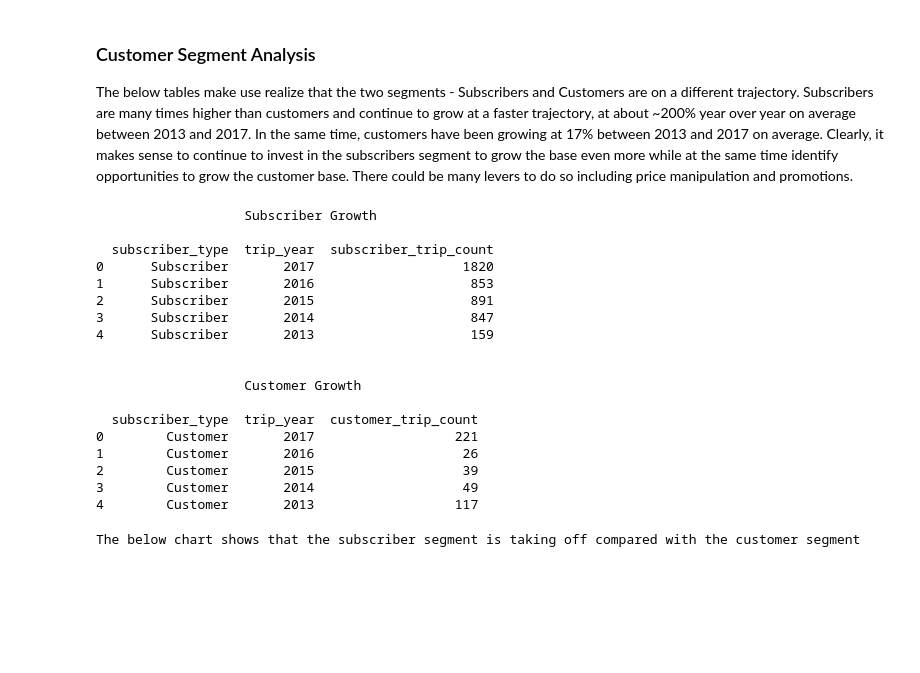
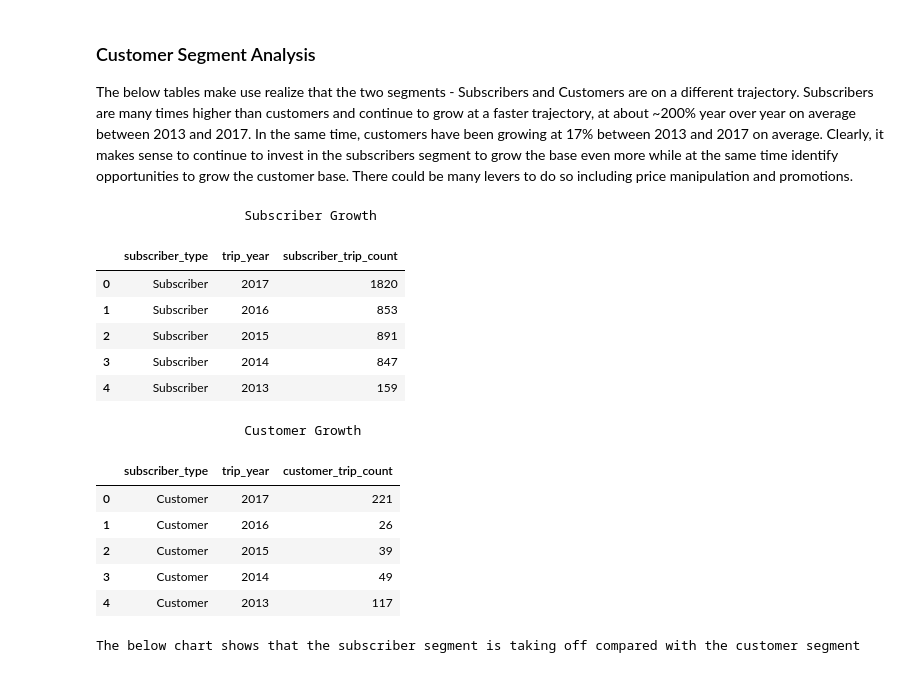
Before and after one commit to KOlenja721/BigQuery, a Jupyter notebook: AnandEyunni.ipynb, the cells around one changed output. Cells and saved outputs as stored; diff of their text form; code cells hidden in the pictures; blank space fills up the shorter version.

```diff
--- a/AnandEyunni.ipynb
+++ b/AnandEyunni.ipynb
@@ -114,32 +111,29 @@ The below tables make use realize that the two segments - Subscribers and Custom
 # %%
 # Question 2. How are the two segments growing year over year?
 
 print('\n\t\t   Subscriber Growth\n')
 subscriber_growth = pd.read_csv('SegmentGrowth_Subscriber.csv')
-print(subscriber_growth)
-
-print('\n\n\t\t   Customer Growth\n')
-customer_growth = pd.read_csv('SegmentGrowth_Customer.csv')
-print(customer_growth)
+subscriber_growth
 # %% [output]
                    Subscriber Growth
-
-  subscriber_type  trip_year  subscriber_trip_count
-0      Subscriber       2017                   1820
-1      Subscriber       2016                    853
-2      Subscriber       2015                    891
-3      Subscriber       2014                    847
-4      Subscriber       2013                    159
-
-
-                   Customer Growth
-
-  subscriber_type  trip_year  customer_trip_count
-0        Customer       2017                  221
-1        Customer       2016                   26
-2        Customer       2015                   39
-3        Customer       2014                   49
-4        Customer       2013                  117
+|  | subscriber_type | trip_year | subscriber_trip_count |
+| 0 | Subscriber | 2017 | 1820 |
+| 1 | Subscriber | 2016 | 853 |
+| 2 | Subscriber | 2015 | 891 |
+| 3 | Subscriber | 2014 | 847 |
+| 4 | Subscriber | 2013 | 159 |
+# %%
+print('\n\n\t\t   Customer Growth\n')
+customer_growth = pd.read_csv('SegmentGrowth_Customer.csv')
+customer_growth
+# %% [output]
+                   Customer Growth
+|  | subscriber_type | trip_year | customer_trip_count |
+| 0 | Customer | 2017 | 221 |
+| 1 | Customer | 2016 | 26 |
+| 2 | Customer | 2015 | 39 |
+| 3 | Customer | 2014 | 49 |
+| 4 | Customer | 2013 | 117 |
 # %%
 print('\nThe below chart shows that the subscriber segment is taking off compared with the customer segment')
 line_chart1 = plt.plot(customer_growth['trip_year'], customer_growth['customer_trip_count'])
```
Also changed, not shown: parts of 7 cells of this notebook, 8 other files.
